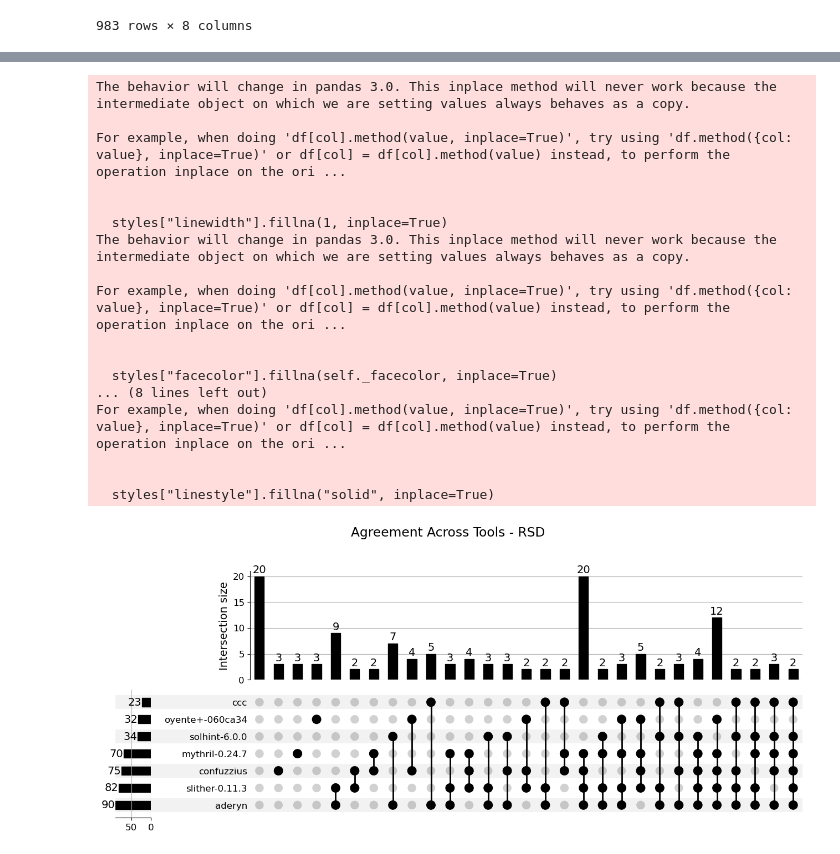
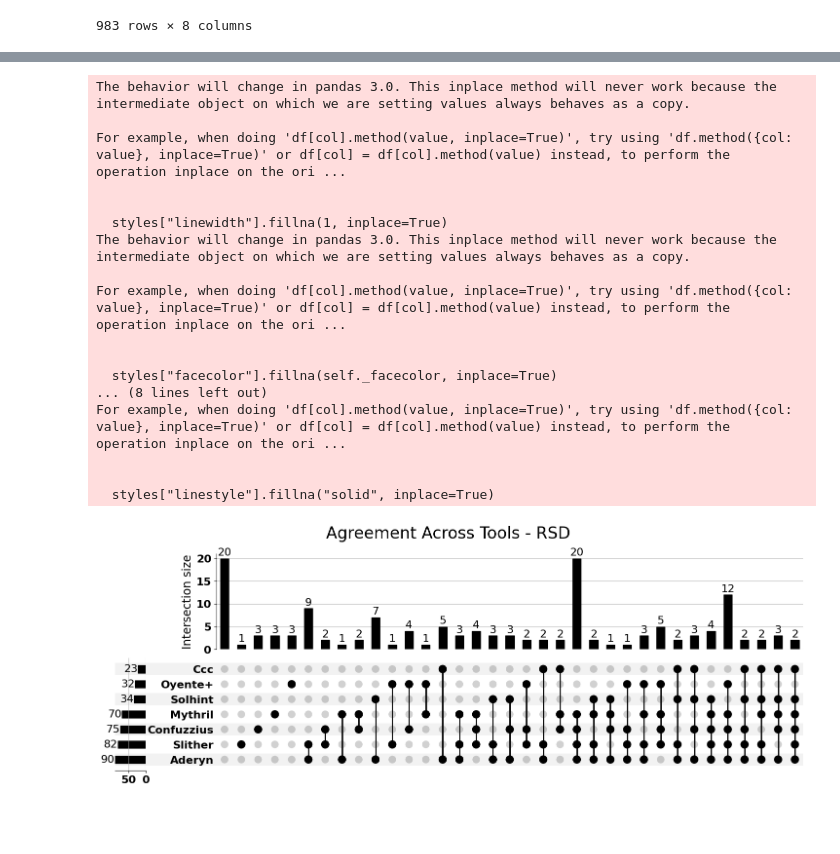
Before and after one commit to matteo-rizzo/reentrancy-detection-benchmarks, a Jupyter notebook: results/smartbugs_csv_parser.ipynb, the cells around one changed output, grey strips where cells are left out. Saved outputs shown, nothing was run; the diff lists cells and outputs as text; code cells hidden in the pictures; blank space fills up the shorter version.

```diff
--- a/results/smartbugs_csv_parser.ipynb
+++ b/results/smartbugs_csv_parser.ipynb
@@ -722,6 +435,7 @@ plt.show()
 import matplotlib.pyplot as plt
 from upsetplot import UpSet, from_indicators
 
+df = df_re.copy()
 
 pivot = df.pivot_table(
     index="basename",
@@ -750,36 +464,55 @@ u = UpSet(
     show_counts=True,
     #sort_by='cardinality',
     # element_size=40,
-    min_subset_size=2
+    min_subset_size=1
 
 )
 
 u.plot(fig=fig)
 
+for ax in fig.axes:
+    for label in ax.get_xticklabels() + ax.get_yticklabels():
+        label.set_fontsize(16)   # <--- adjust this value as you like
+        label.set_fontweight("bold")
+for ax in fig.axes:
+    for t in ax.texts:
+        content = t.get_text()
+        # Check if it's a number (subset size or bar count)
+        if content.isdigit():
+            t.set_fontsize(16)   # <--- CHANGE FONT SIZE HERE
+            # t.set_fontweight("bold")
+
+for ax in fig.axes:
+    if ax.get_ylabel() == "Intersection size":
+        ax.set_ylabel("Intersection size", fontsize=17)  # <-- QUI
+
+
 # add title AFTER plot
-fig.suptitle("Agreement Across Tools - RSD", y=1.02)
+fig.suptitle("Agreement Across Tools - RSD", fontsize= 24)#, y=1.02)
+# fig.suptitle("Agreement Across Tools - Aggregated Benchmark", fontsize= 26)#, y=1.02)
 
 # Adjust top margin so title stays outside
 # fig.subplots_adjust(top=0.998)
 
-fig.savefig("upset_plot_RSD.pdf", bbox_inches="tight")
+fig.savefig("upset_plot_RSD_full.pdf", bbox_inches="tight")
+# fig.savefig("upset_plot_RSD.pdf", bbox_inches="tight")
 plt.show()
 # %% [output]
 The behavior will change in pandas 3.0. This inplace method will never work because the intermediate object on which we are setting values always behaves as a copy.
 
 For example, when doing 'df[col].method(value, inplace=True)', try using 'df.method({col: value}, inplace=True)' or df[col] = df[col].method(value) instead, to perform the operation inplace on the ori ...
 
 
   styles["linewidth"].fillna(1, inplace=True)
 The behavior will change in pandas 3.0. This inplace method will never work because the intermediate object on which we are setting values always behaves as a copy.
 
 For example, when doing 'df[col].method(value, inplace=True)', try using 'df.method({col: value}, inplace=True)' or df[col] = df[col].method(value) instead, to perform the operation inplace on the ori ...
 
 
   styles["facecolor"].fillna(self._facecolor, inplace=True)
 ... (8 lines left out)
 For example, when doing 'df[col].method(value, inplace=True)', try using 'df.method({col: value}, inplace=True)' or df[col] = df[col].method(value) instead, to perform the operation inplace on the ori ...
 
 
   styles["linestyle"].fillna("solid", inplace=True)
-[figure, old version]
+[figure, new version]
```
Also changed, not shown: parts of 18 cells of this notebook, 13 other files.
